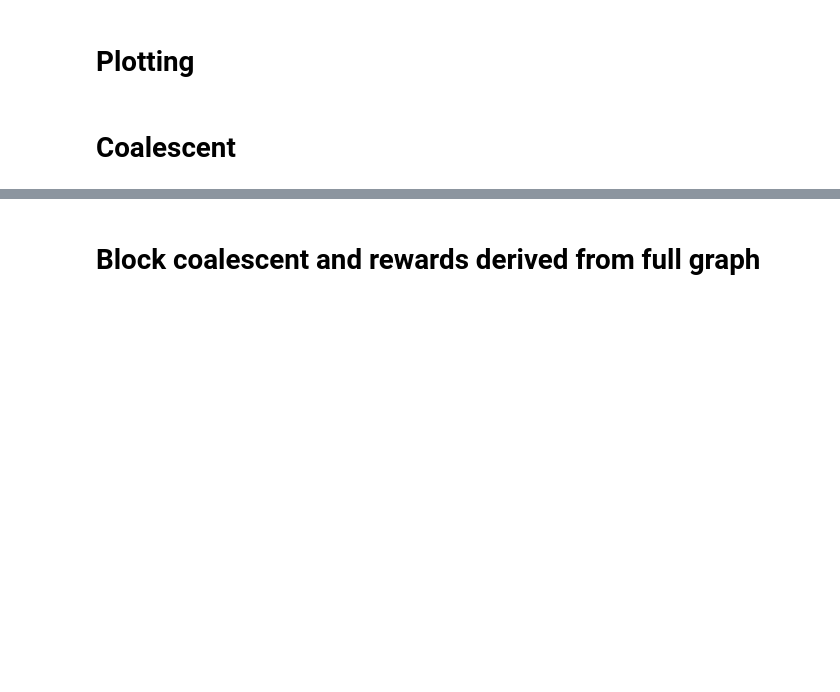
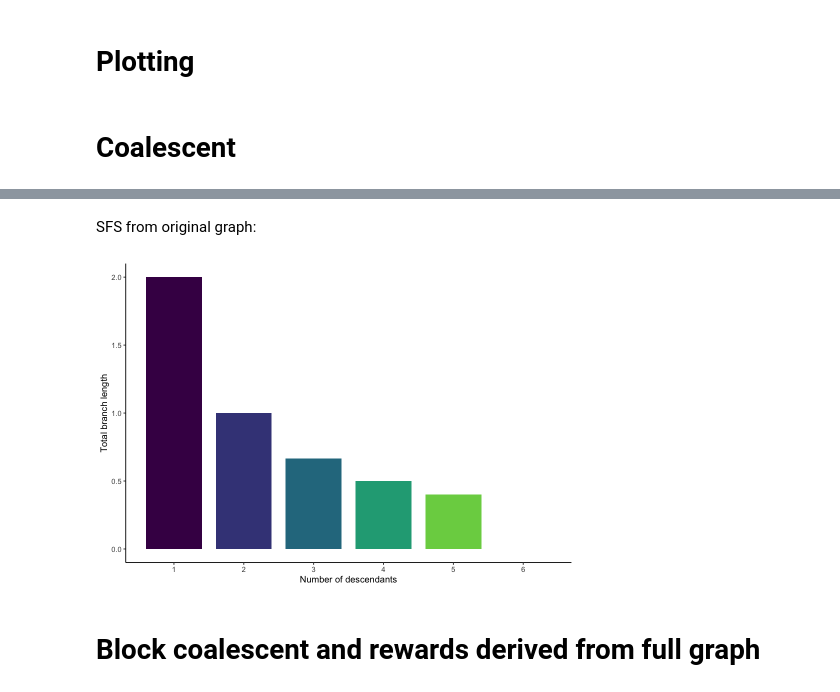
Before and after one commit to munch-group/phase-type-distributions, a Jupyter notebook: notebooks/coalescent-partitions.ipynb, the cells around one changed output, grey strips where cells are left out. Cells and saved outputs as stored; diff of their text form; code cells hidden in the pictures; blank space fills up the shorter version.

```diff
--- a/notebooks/coalescent-partitions.ipynb
+++ b/notebooks/coalescent-partitions.ipynb
@@ -175,0 +189,7 @@ standard_coalescent <- function(n) {
+# %%
+graph <- standard_coalescent(6)
+
+plot_graph(graph_as_matrix(graph), size=c(12, 8), align=TRUE, rainbow=TRUE,
+               fontsize=15, ranksep=1, nodesep=1, rankdir="LR", subgraphs=TRUE, subgraphfun=label_fun,
+           splines='line'
+          )
@@ -175,0 +198,7 @@ standard_coalescent <- function(n) {
+# %%
+gam <- graph_as_matrix(graph)
+
+P <- rbind(cbind(gam$SIM, -rowSums(gam$SIM)), 0)
+P[nrow(P), ncol(P)] <- 1
+diag(P) <- 0
+P
@@ -175,0 +220,4 @@ standard_coalescent <- function(n) {
+# %%
+states <- cbind(rbind(gam$states, 0), 0)
+states[nrow(states), ncol(states)] <- 1
+states
@@ -176,3 +379,10 @@ standard_coalescent <- function(n) {
+# %% [markdown]
+SFS from original graph:
+# %%
+reward_matrix <- t(states(graph))
+plot_sfs(graph, reward_matrix)
+# %% [output]
+[figure, added]
 # %% [markdown]
 # Block coalescent and rewards derived from full graph
 # %%
```
Also changed, not shown: parts of 27 cells of this notebook.
